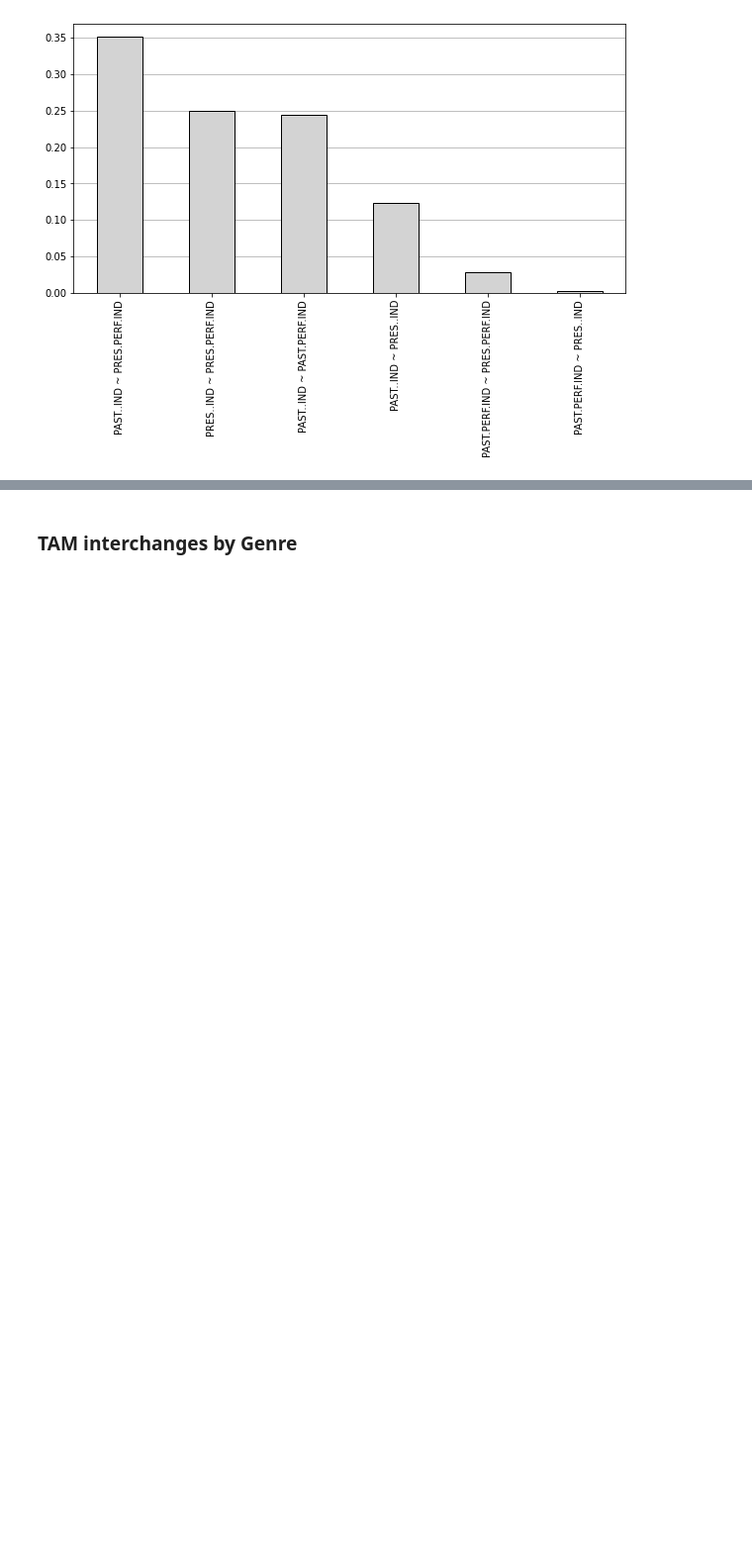
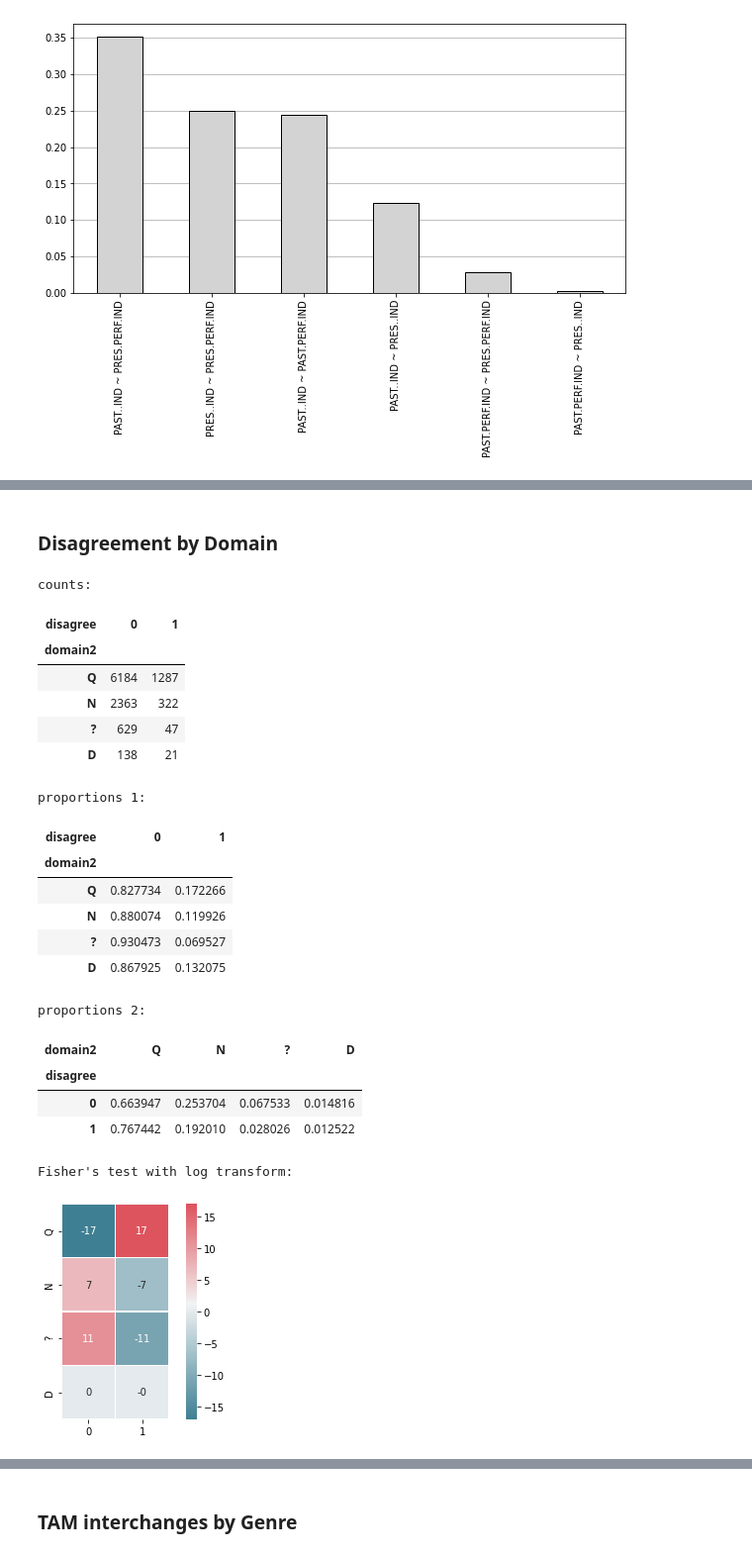
Before and after one commit to CambridgeSemiticsLab/Gesenius_data, a Jupyter notebook: analysis/§106_English_general.ipynb, the cells around one changed output, grey strips where cells are left out. Shown at 99% size. Drawn from its saved outputs; the diff is of its cells as text; code cells hidden in the pictures; blank space fills up the shorter version.

```diff
--- a/analysis/§106_English_general.ipynb
+++ b/analysis/§106_English_general.ipynb
@@ -308,0 +456,28 @@ ag_genre_oneN
+# %% [markdown]
+### Disagreement by Domain
+# %%
+disc_disag = Analyze(eng_df, index='domain2', columns='disagree')
+
+disc_disag.show()
+# %% [output]
+counts:
+| disagree | 0 | 1 |
+| domain2 |  |  |
+| Q | 6184 | 1287 |
+| N | 2363 | 322 |
+| ? | 629 | 47 |
+| D | 138 | 21 |
+proportions 1:
+| disagree | 0 | 1 |
+| domain2 |  |  |
+| Q | 0.827734 | 0.172266 |
+| N | 0.880074 | 0.119926 |
+| ? | 0.930473 | 0.069527 |
+| D | 0.867925 | 0.132075 |
+proportions 2:
+| domain2 | Q | N | ? | D |
+| disagree |  |  |  |  |
+| 0 | 0.663947 | 0.253704 | 0.067533 | 0.014816 |
+| 1 | 0.767442 | 0.192010 | 0.028026 | 0.012522 |
+Fisher's test with log transform:
+[figure, added]
```
Also changed, not shown: parts of 105 cells of this notebook, 3 other files.
